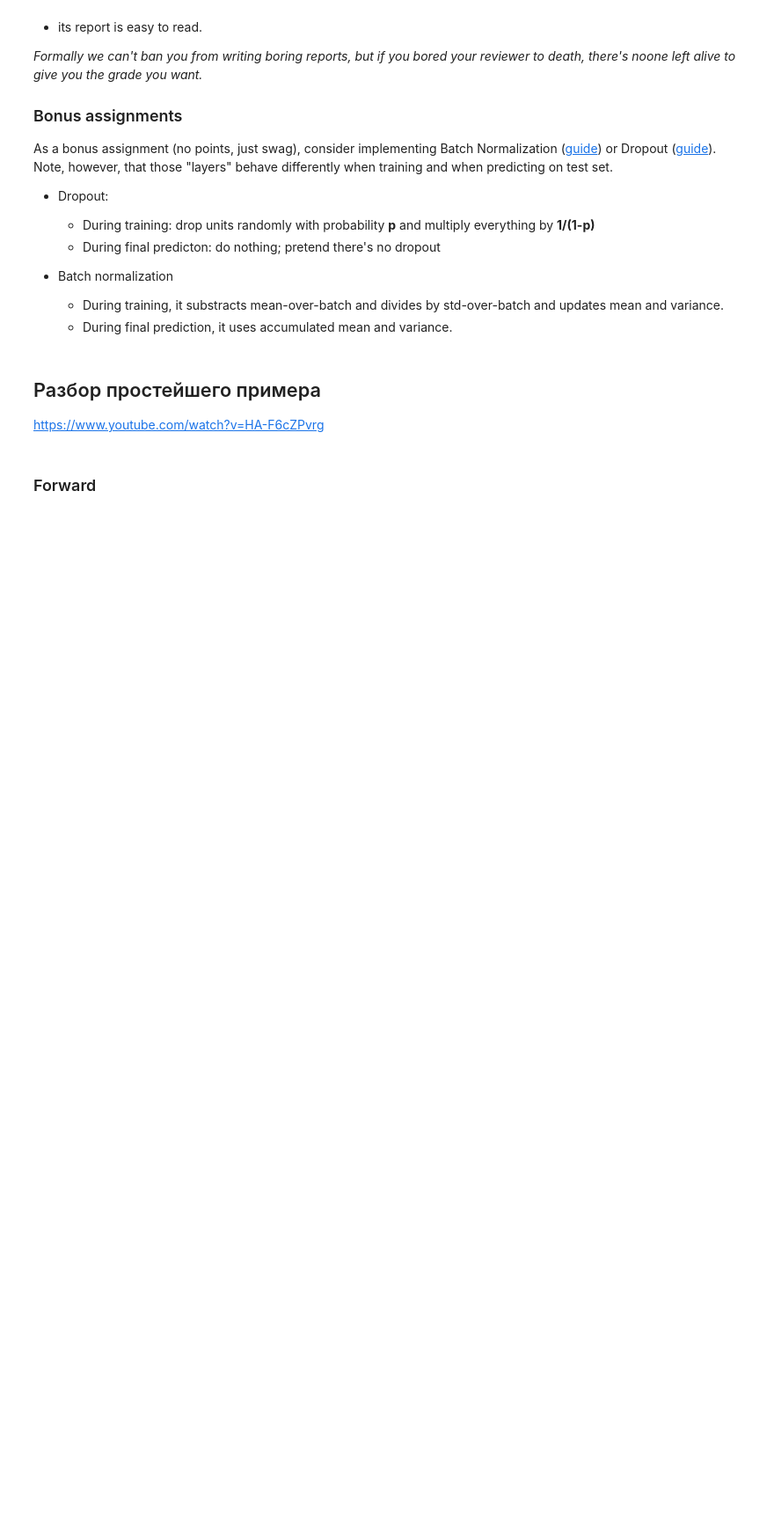
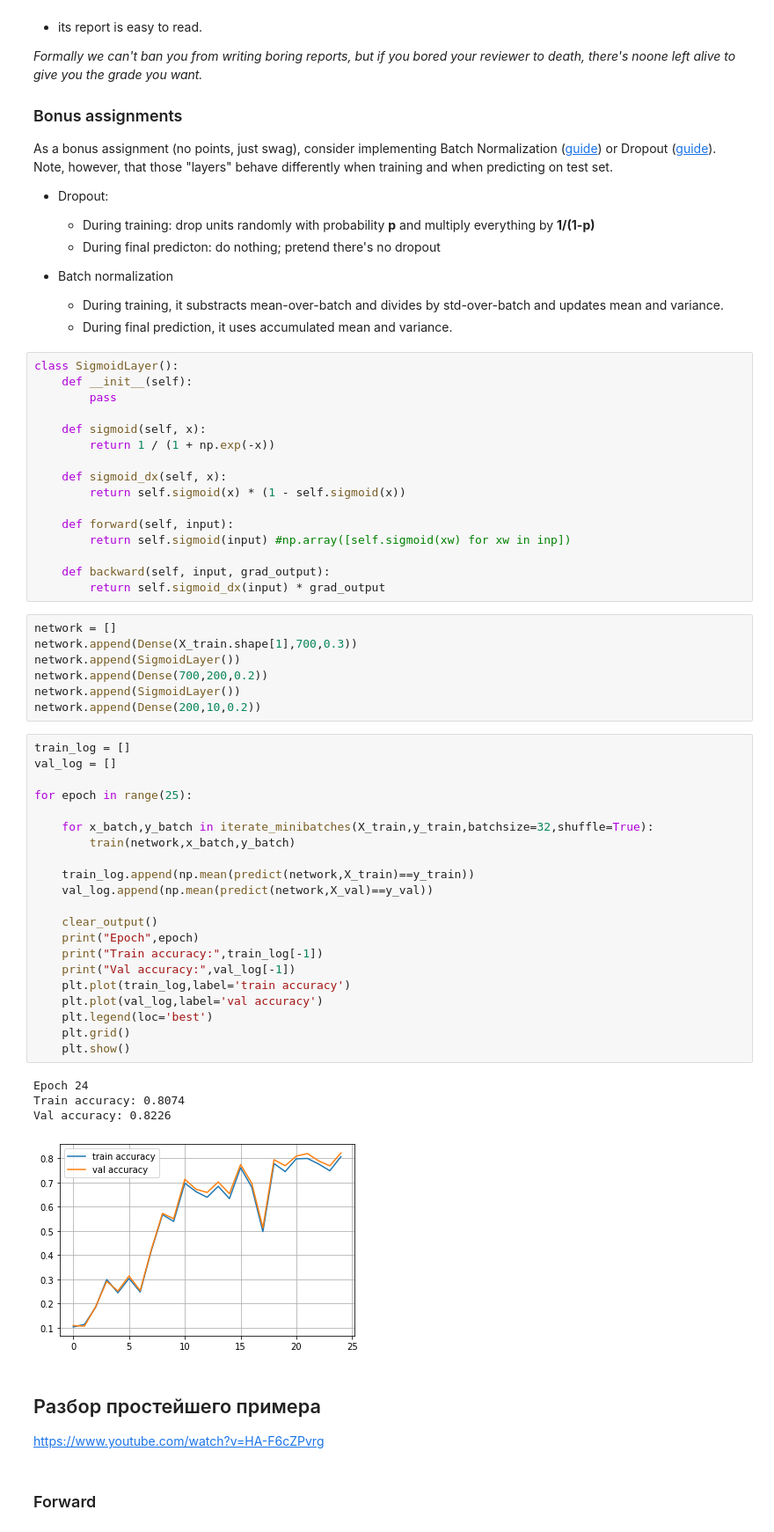
Before and after one commit to alexeybevz/neural-network, a Jupyter notebook: NumpyNN_(honor).ipynb, the cells around one changed output. Shown at 88% size. Drawn from its saved outputs; the diff is of its cells as text; blank space fills up the shorter version.

Commit message:
add SigmoidLayer

```diff
--- a/NumpyNN_(honor).ipynb
+++ b/NumpyNN_(honor).ipynb
@@ -628,6 +628,55 @@ As a bonus assignment (no points, just swag), consider implementing Batch Normal
 * Batch normalization
   * During training, it substracts mean-over-batch and divides by std-over-batch and updates mean and variance.
   * During final prediction, it uses accumulated mean and variance.
+# %%
+class SigmoidLayer():
+    def __init__(self):
+        pass
+
+    def sigmoid(self, x):
+	    return 1 / (1 + np.exp(-x))
+
+    def sigmoid_dx(self, x):
+	    return self.sigmoid(x) * (1 - self.sigmoid(x))
+
+    def forward(self, input):
+        return self.sigmoid(input) #np.array([self.sigmoid(xw) for xw in inp])
+
+    def backward(self, input, grad_output):
+        return self.sigmoid_dx(input) * grad_output
+# %%
+network = []
+network.append(Dense(X_train.shape[1],700,0.3))
+network.append(SigmoidLayer())
+network.append(Dense(700,200,0.2))
+network.append(SigmoidLayer())
+network.append(Dense(200,10,0.2))
+# %%
+train_log = []
+val_log = []
+
+for epoch in range(25):
+
+    for x_batch,y_batch in iterate_minibatches(X_train,y_train,batchsize=32,shuffle=True):
+        train(network,x_batch,y_batch)
+
+    train_log.append(np.mean(predict(network,X_train)==y_train))
+    val_log.append(np.mean(predict(network,X_val)==y_val))
+
+    clear_output()
+    print("Epoch",epoch)
+    print("Train accuracy:",train_log[-1])
+    print("Val accuracy:",val_log[-1])
+    plt.plot(train_log,label='train accuracy')
+    plt.plot(val_log,label='val accuracy')
+    plt.legend(loc='best')
+    plt.grid()
+    plt.show()
+# %% [output]
+Epoch 24
+Train accuracy: 0.8074
+Val accuracy: 0.8226
+[figure, added]
 # %% [markdown]
 ## Разбор простейшего примера
 
```
Also changed, not shown: parts of 5 cells of this notebook.
